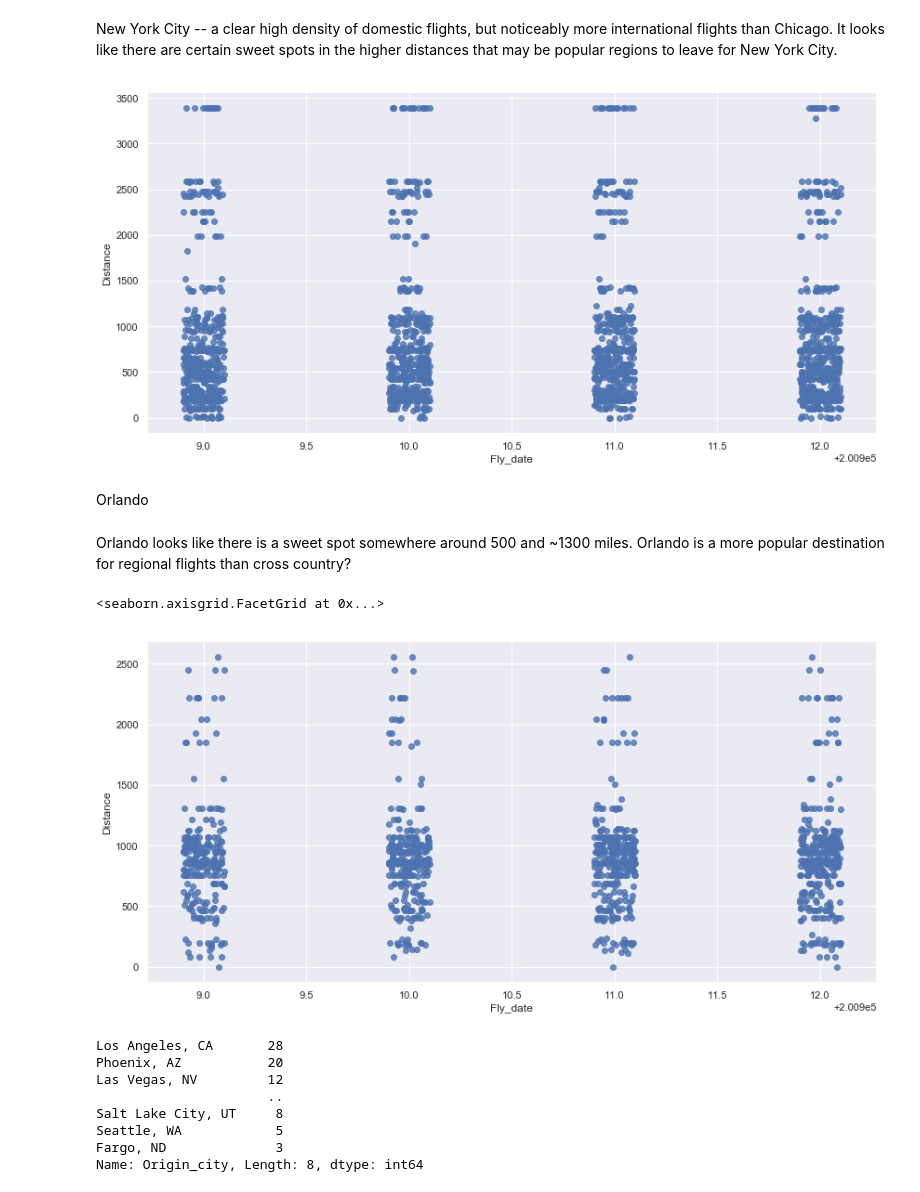
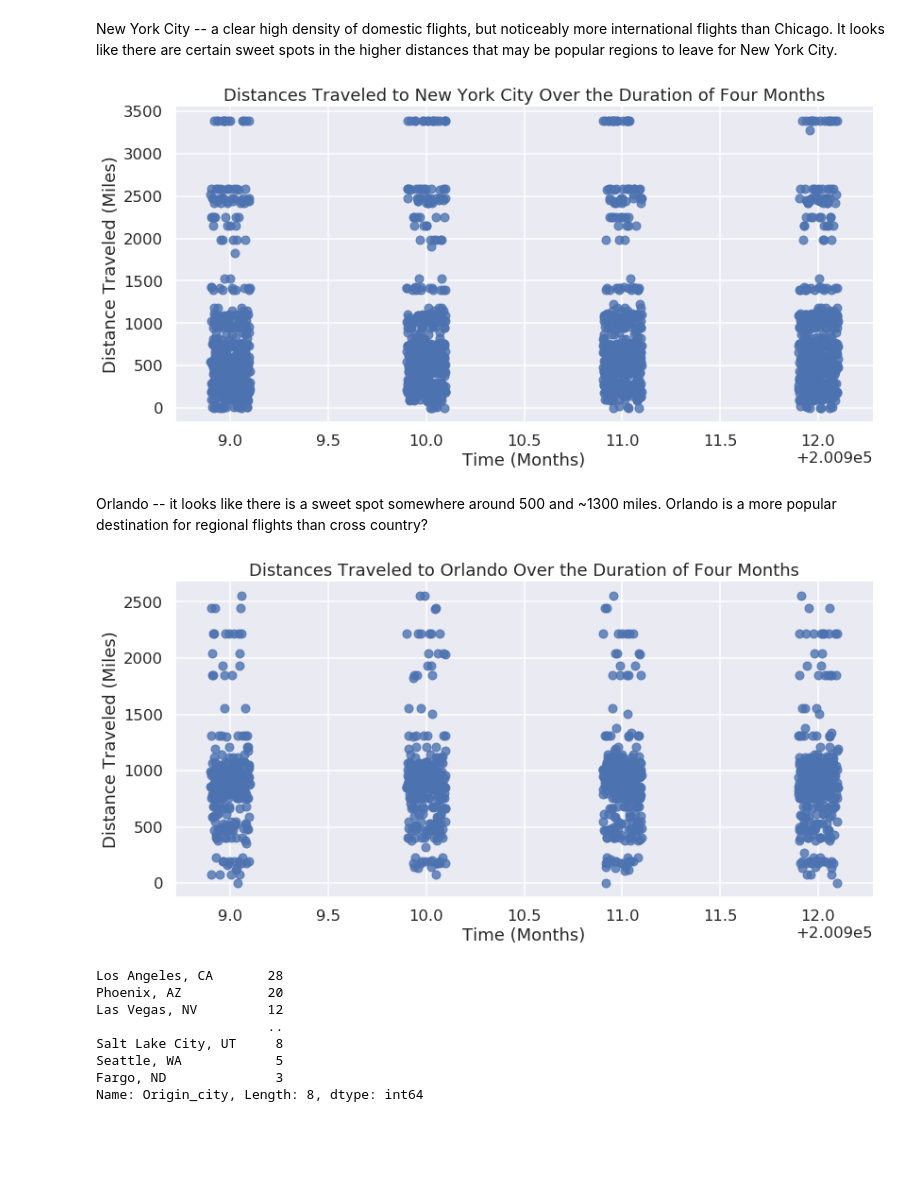
Before and after one commit to adamxkabbara/Paradise-Lost, a Jupyter notebook: Project.ipynb, the cells around one changed output. Drawn from its saved outputs; the diff is of its cells as text; code cells hidden in the pictures; blank space fills up the shorter version.

Commit message:
Updated the project/fixed graphs

```diff
--- a/Project.ipynb
+++ b/Project.ipynb
@@ -420,19 +485,35 @@ New York City -- a clear high density of domestic flights, but noticeably more i
 # %%
 sns.lmplot(x='Fly_date', y='Distance', data=ny_df,
            fit_reg=False, height=6, aspect=2,x_jitter = 0.1)
-sns.lmplot?
+
+# remove the top and right lines
+sns.despine()
+
+ax = plt.gca()
+
+# add title and axis labels (modify x-axis label)
+ax.set_title('Distances Traveled to New York City Over the Duration of Four Months')
+ax.set_ylabel('Distance Traveled (Miles)')
+ax.set_xlabel('Time (Months)');
 # %% [output]
-[figure, old version]
+[figure, new version]
-# %% [markdown]
-Orlando
 # %% [markdown]
-Orlando looks like there is a sweet spot somewhere around 500 and ~1300 miles. Orlando is a more popular destination for regional flights than cross country?
+Orlando -- it looks like there is a sweet spot somewhere around 500 and ~1300 miles. Orlando is a more popular destination for regional flights than cross country?
 # %%
 sns.lmplot(x='Fly_date', y='Distance', data=orl_df,
            fit_reg=False, height=6, aspect=2,x_jitter = 0.1)
+
+# remove the top and right lines
+sns.despine()
+
+ax = plt.gca()
+
+# add title and axis labels (modify x-axis label)
+ax.set_title('Distances Traveled to Orlando Over the Duration of Four Months')
+ax.set_ylabel('Distance Traveled (Miles)')
+ax.set_xlabel('Time (Months)');
 # %% [output]
-<seaborn.axisgrid.FacetGrid at 0x...>
-[figure, old version]
+[figure, new version]
 # %%
 orl_df['Origin_city'].loc[orl_df['Distance'] > 1500].value_counts()
 # %% [output]
```
Also changed, not shown: parts of 85 cells of this notebook.
